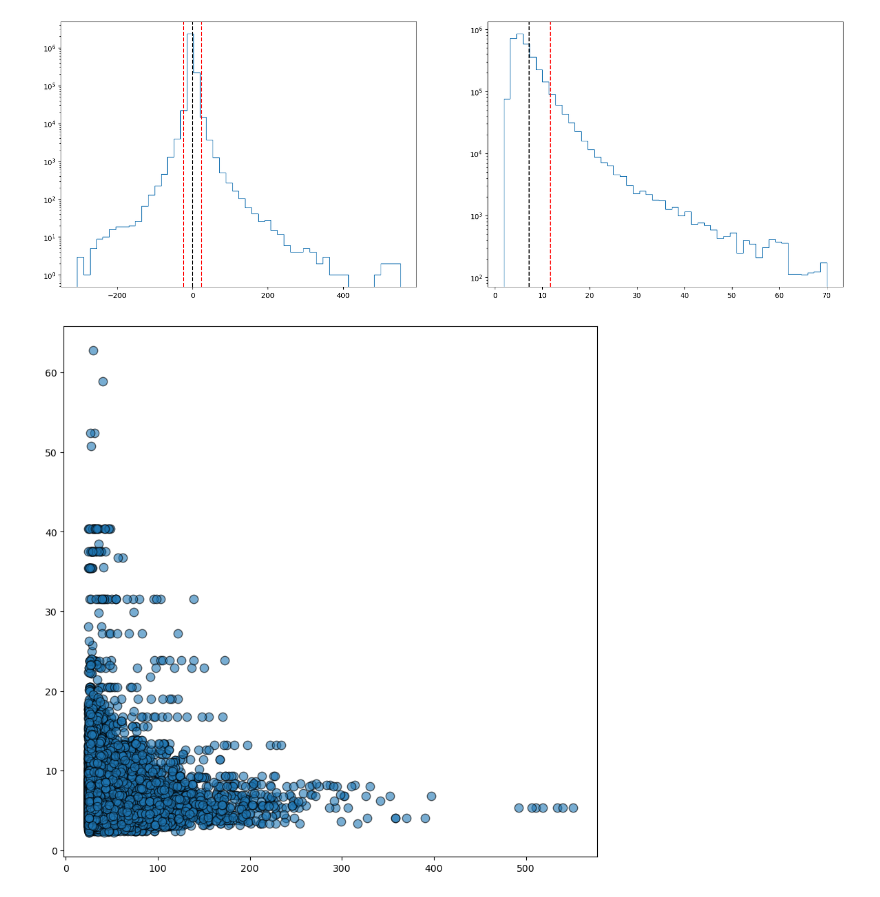
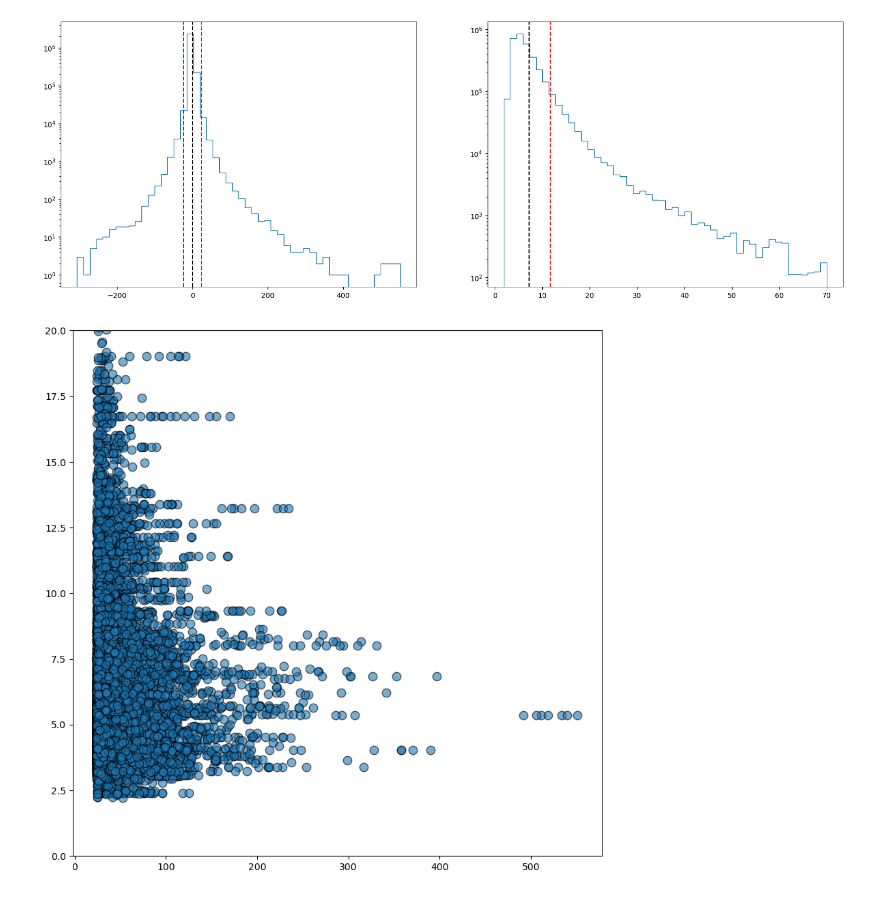
Before and after one commit to mikecoughlan/examining_twins_and_supermag, a Jupyter notebook: exploring_footpoint_rsd_ion_temp_data.ipynb, the cells around one changed output. Saved outputs shown, nothing was run; the diff lists cells and outputs as text; code cells hidden in the pictures.

```diff
--- a/exploring_footpoint_rsd_ion_temp_data.ipynb
+++ b/exploring_footpoint_rsd_ion_temp_data.ipynb
@@ -58,8 +58,9 @@ std_mean_sub_dbdt_df = present_ion_temp[(present_ion_temp['mean_sub_dbdt'].abs()
 # %%
 fig = plt.figure(figsize=(10,10))
 ax0 = plt.subplot(111)
 plt.scatter(std_mean_sub_dbdt_df['mean_sub_dbdt'].abs(), std_mean_sub_dbdt_df['ion_temp'], s=80, alpha=0.6, edgecolor='k')
 plt.Line2D([0, 0], [500, 60], color='k', linestyle='--')
+plt.ylim(0,20)
 plt.show()
 # %% [output]
-[figure, old version]
+[figure, new version]
```
Also changed, not shown: parts of 1 cell of this notebook, 4 other files.
